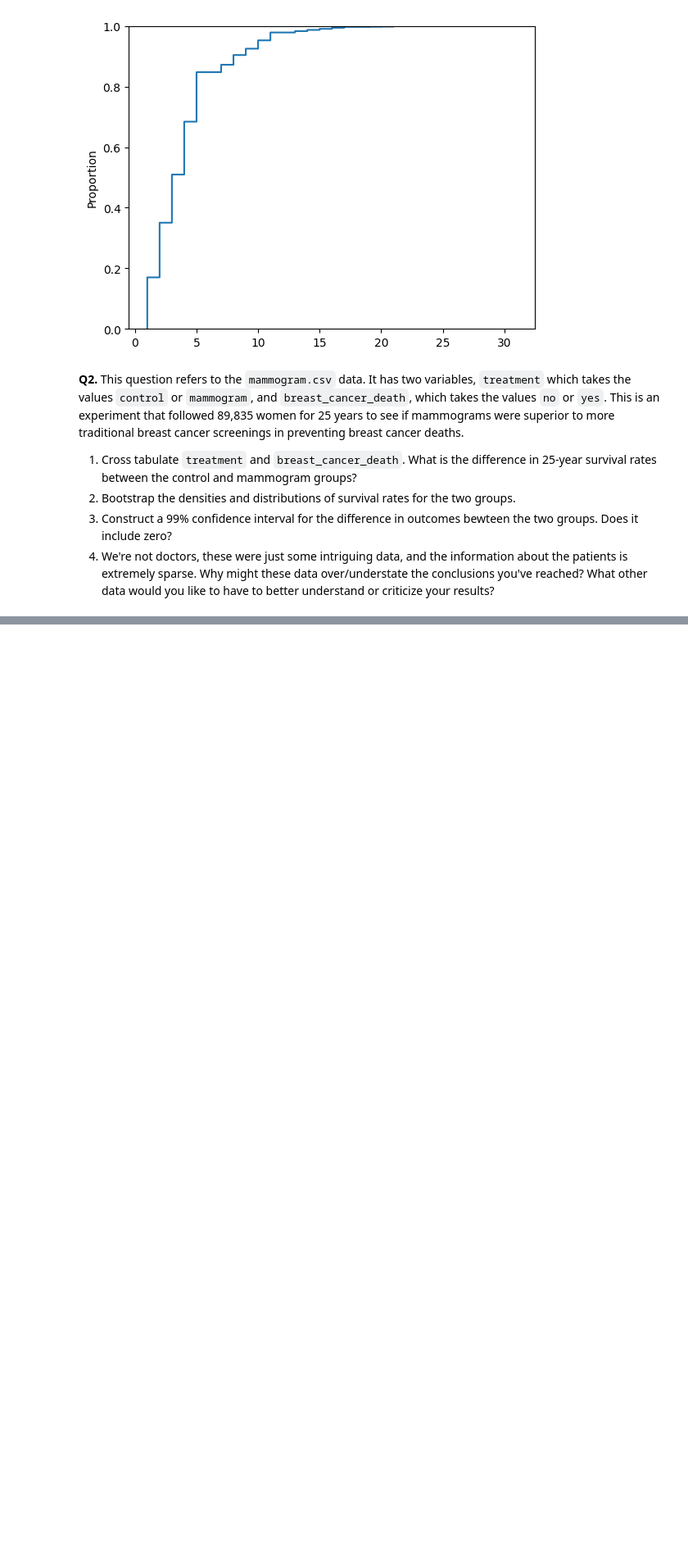
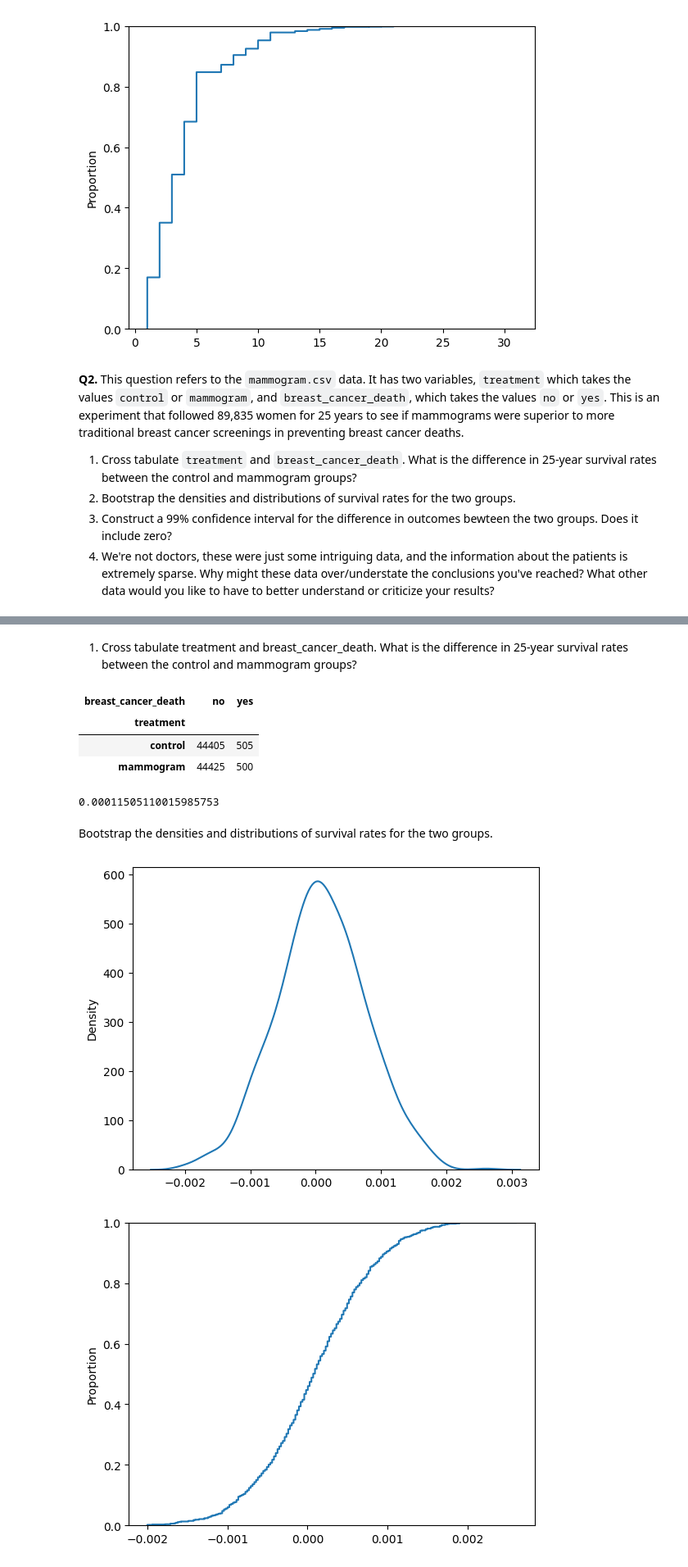
Before and after one commit to pwy7fv/the_bootstrap, a Jupyter notebook: assignment_5.ipynb, the cells around one changed output, grey strips where cells are left out. Shown: that part at 82% size. Cells and saved outputs as stored; diff of their text form; code cells hidden in the pictures; blank space fills up the shorter version.

```diff
--- a/assignment_5.ipynb
+++ b/assignment_5.ipynb
@@ -129,0 +122,2 @@ plt.show()
+# %%
+df = pd.read_csv('the_bootstrap/data/mammogram.csv')
@@ -129,0 +133,40 @@ plt.show()
+# %% [markdown]
+1. Cross tabulate treatment and breast_cancer_death. What is the difference in 25-year survival rates between the control and mammogram groups?
+# %%
+pd.crosstab(df['treatment'],df['breast_cancer_death'])
+# %% [output]
+| breast_cancer_death | no | yes |
+| treatment |  |  |
+| control | 44405 | 505 |
+| mammogram | 44425 | 500 |
+# %%
+difference = ((44425 / (44425 + 500)) - (44405 / (44405 + 505)))
+print(difference)
+# %% [output]
+0.00011505110015985753
+# %% [markdown]
+Bootstrap the densities and distributions of survival rates for the two groups.
+# %%
+df['survived'] = 0
+df.loc[ df['breast_cancer_death']=='no','survived'] = 1
+
+df_c = df.loc[ df['treatment'] =='control', : ]
+df_t = df.loc[ df['treatment'] =='mammogram', : ]
+# %%
+S = 1000
+fx = []
+for t in range(S):
+    df_treat = df_t.sample( df_t.shape[0], axis=0, replace=True)
+    df_control = df_c.sample( df_c.shape[0], axis=0, replace=True)
+    treatment_effect_t = np.mean(df_treat['survived']) - np.mean(df_control['survived'])
+    fx.append(treatment_effect_t)
+
+
+sns.kdeplot(fx)
+plt.show()
+
+sns.ecdfplot(fx)
+plt.show()
+# %% [output]
+[figure, added]
+[figure, added]
```
Also changed, not shown: parts of 5 cells of this notebook.
